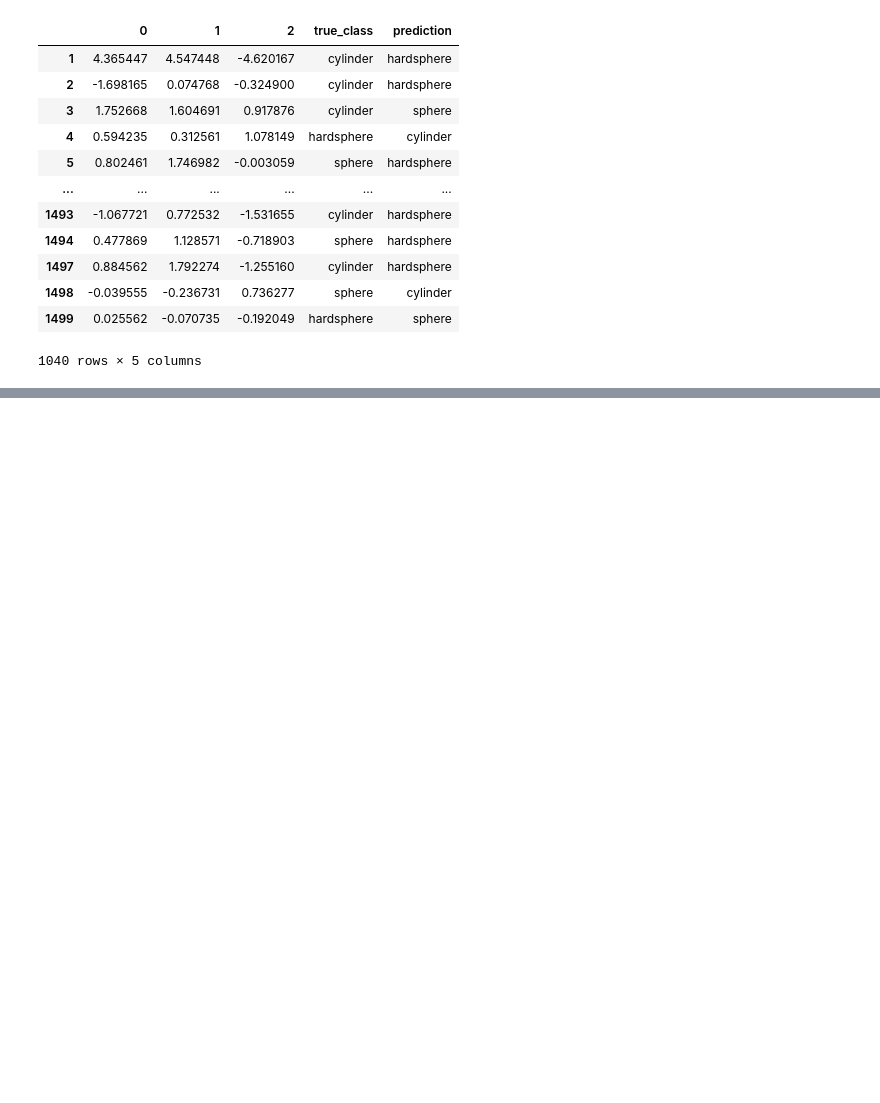
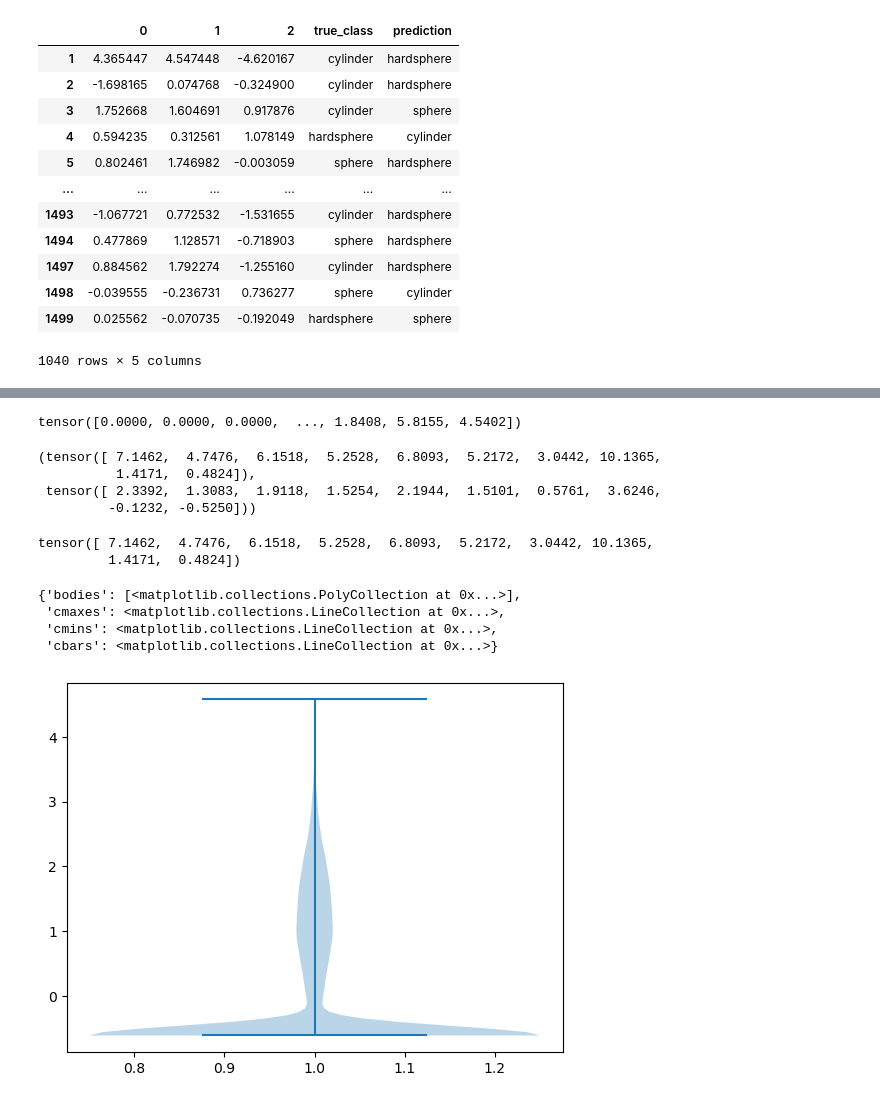
Before and after one commit to sofyalaski/SAXS-simulations, a Jupyter notebook: ML_model/INN.ipynb, the cells around one changed output, grey strips where cells are left out. Cells and saved outputs as stored; diff of their text form; code cells hidden in the pictures; blank space fills up the shorter version.

```diff
--- a/ML_model/INN.ipynb
+++ b/ML_model/INN.ipynb
@@ -438,3 +407,13 @@ unidentified_shapes
 | 1498 | -0.039555 | -0.236731 | 0.736277 | sphere | cylinder |
 | 1499 | 0.025562 | -0.070735 | -0.192049 | hardsphere | sphere |
 1040 rows × 5 columns
+# %%
+
+scaler = torch.zeros(7,2)
+learning_problem.inputs_norm = torch.clone(learning_problem.inputs)
+for i in range(7):
+    scaler[i,0] = learning_problem.inputs[:, 3+i].nanmean()
+    nonzero_idx = torch.nonzero(learning_problem.inputs[:, 3+i]).reshape(1, -1)
+    scaler[i,1] = learning_problem.inputs[:, 3+i][nonzero_idx].std()
+    x = learning_problem.inputs_norm[:,3+i]
+    learning_problem.inputs_norm[:,3+i] = torch.where( x!=0, (x -scaler[0,0]) / scaler[0,1],0)
@@ -440,0 +424,4 @@ unidentified_shapes
+# %%
+torch.where(learning_problem.inputs_norm[:,4] !=0, (learning_problem.inputs_norm[:,4] -scaler[1,0]) / scaler[1,1],0)
+# %% [output]
+tensor([0.0000, 0.0000, 0.0000,  ..., 1.8408, 5.8155, 4.5402])
@@ -440,0 +432,8 @@ unidentified_shapes
+# %%
+
+x[5000:5010],t[5000:5010]
+# %% [output]
+(tensor([ 7.1462,  4.7476,  6.1518,  5.2528,  6.8093,  5.2172,  3.0442, 10.1365,
+          1.4171,  0.4824]),
+ tensor([ 2.3392,  1.3083,  1.9118,  1.5254,  2.1944,  1.5101,  0.5761,  3.6246,
+         -0.1232, -0.5250]))
@@ -440,0 +443,13 @@ unidentified_shapes
+# %%
+b[5000:5010]
+# %% [output]
+tensor([ 7.1462,  4.7476,  6.1518,  5.2528,  6.8093,  5.2172,  3.0442, 10.1365,
+         1.4171,  0.4824])
+# %%
+plt.violinplot(learning_problem.inputs_norm[:, 4])
+# %% [output]
+{'bodies': [<matplotlib.collections.PolyCollection at 0x...>],
+ 'cmaxes': <matplotlib.collections.LineCollection at 0x...>,
+ 'cmins': <matplotlib.collections.LineCollection at 0x...>,
+ 'cbars': <matplotlib.collections.LineCollection at 0x...>}
+[figure, added]
```
Also changed, not shown: parts of 15 cells of this notebook, 17 other files.
